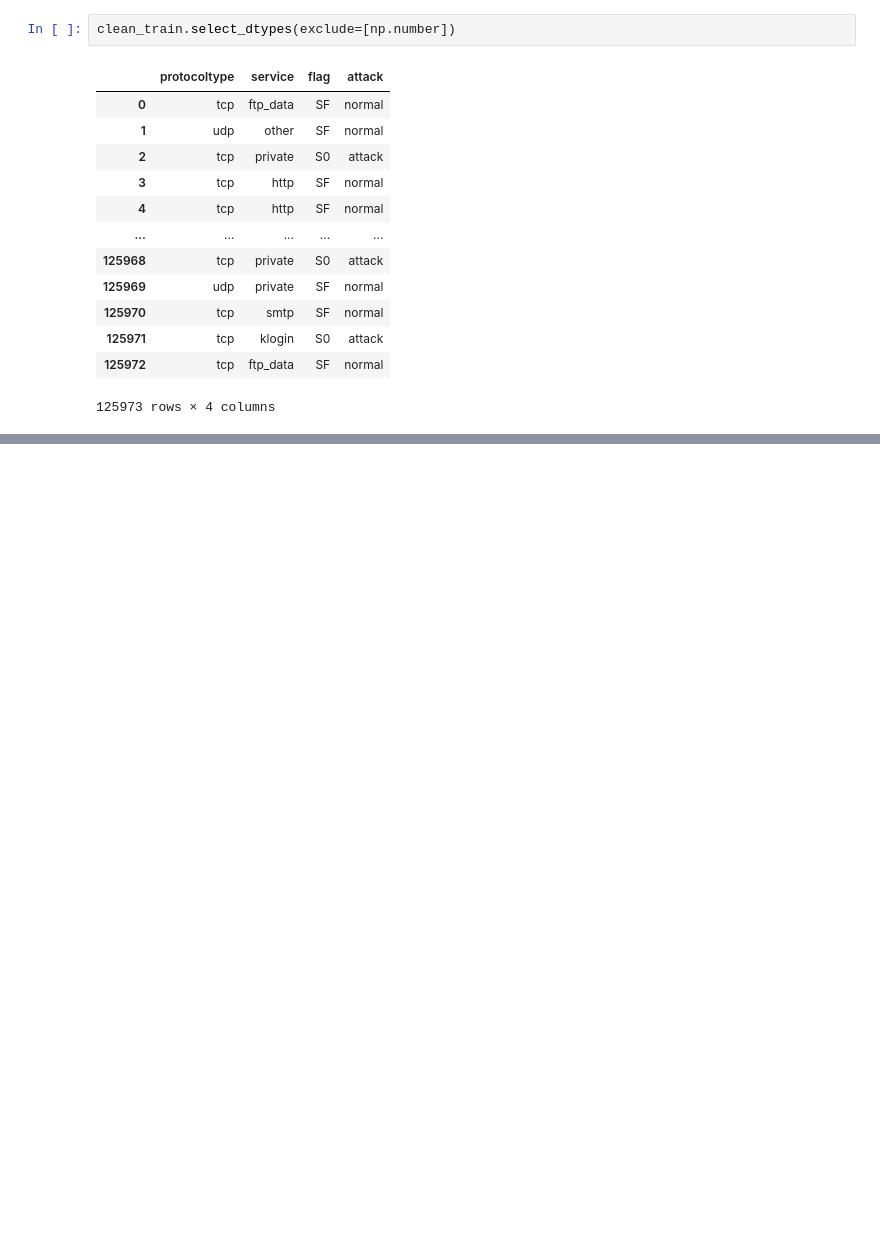
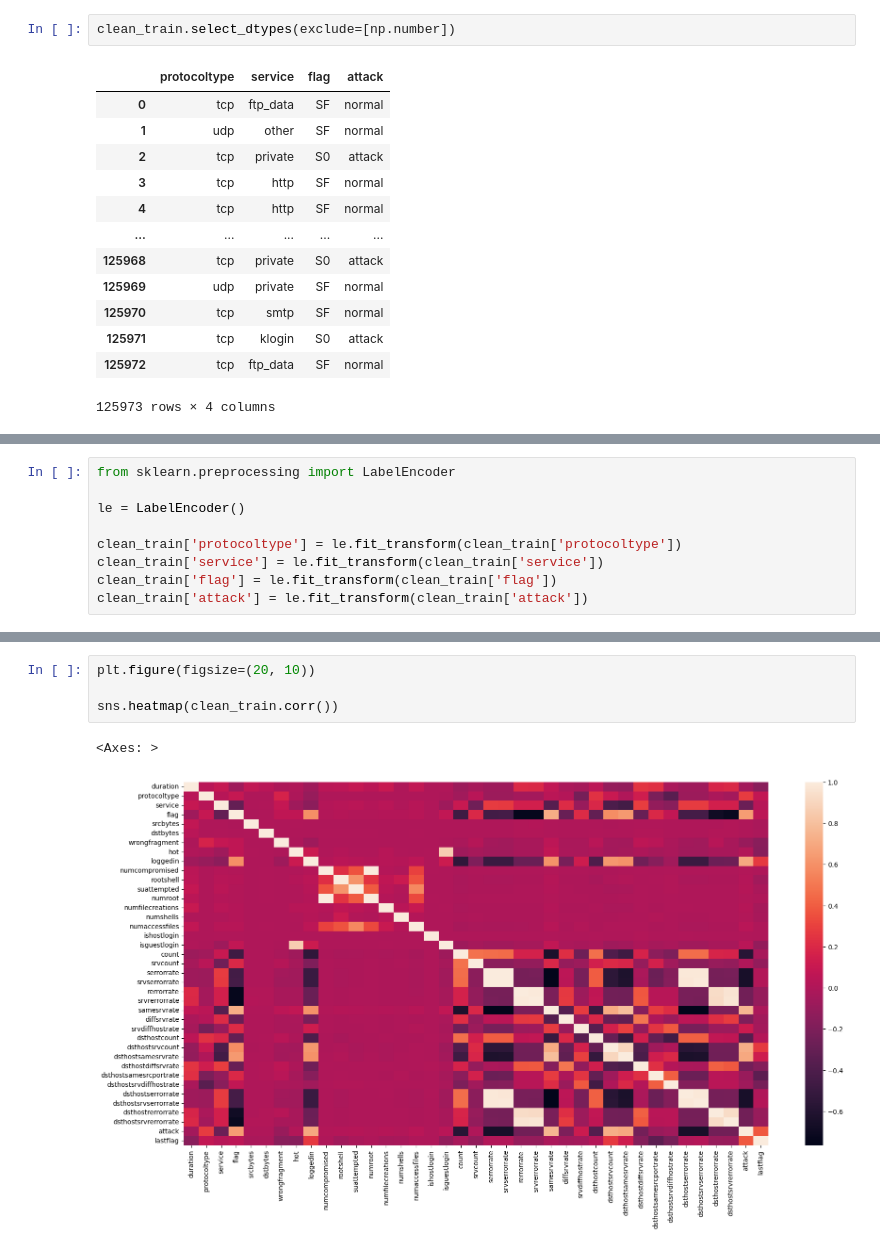
Before and after one commit to snemmani/ml_ai, a Jupyter notebook: Lab/Day3_Cybersecurity.ipynb, the cells around one changed output, grey strips where cells are left out. Saved outputs shown, nothing was run; the diff lists cells and outputs as text; blank space fills up the shorter version.

```diff
--- a/Lab/Day3_Cybersecurity.ipynb
+++ b/Lab/Day3_Cybersecurity.ipynb
@@ -162,0 +165,9 @@ clean_train.select_dtypes(exclude=[np.number])
+# %%
+from sklearn.preprocessing import LabelEncoder
+
+le = LabelEncoder()
+
+clean_train['protocoltype'] = le.fit_transform(clean_train['protocoltype'])
+clean_train['service'] = le.fit_transform(clean_train['service'])
+clean_train['flag'] = le.fit_transform(clean_train['flag'])
+clean_train['attack'] = le.fit_transform(clean_train['attack'])
@@ -162,0 +194,7 @@ clean_train.select_dtypes(exclude=[np.number])
+# %%
+plt.figure(figsize=(20, 10))
+
+sns.heatmap(clean_train.corr())
+# %% [output]
+<Axes: >
+[figure, added]
```
Also changed, not shown: parts of 6 cells of this notebook.
